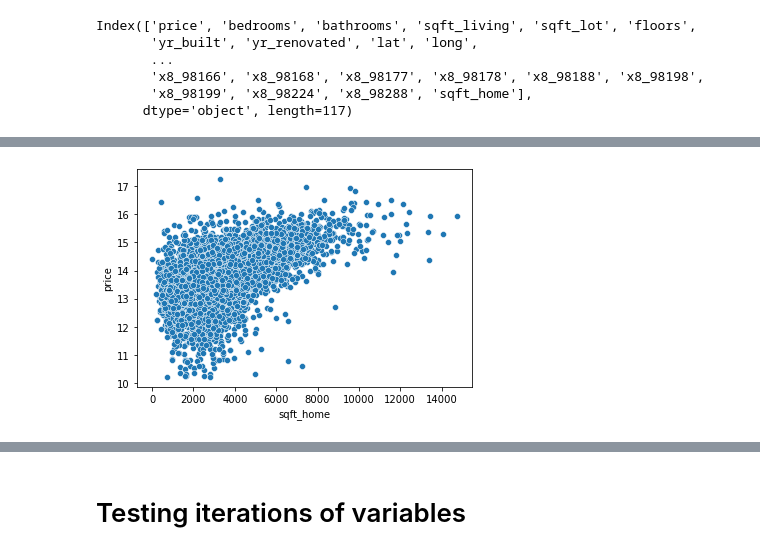
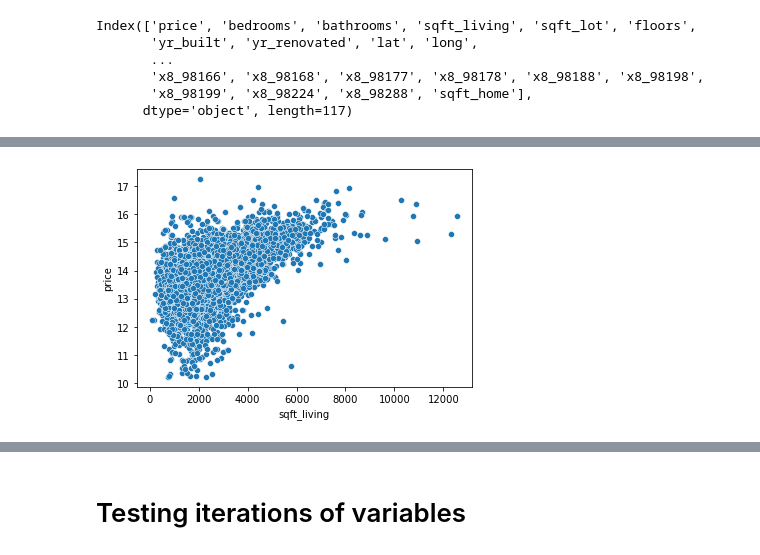
Before and after one commit to alexanderdaffara/HousingSalesRegression, a Jupyter notebook: Andre_Notebook.ipynb, the cells around one changed output, grey strips where cells are left out. Saved outputs shown, nothing was run; the diff lists cells and outputs as text; code cells hidden in the pictures.

```diff
--- a/Andre_Notebook.ipynb
+++ b/Andre_Notebook.ipynb
@@ -576,7 +576,7 @@ sns.displot(np.log(num_cat_df["price"]), kind="kde");
 # %% [output]
 [figure]
 # %%
-#num_cat_df = num_cat_df.drop(num_cat_df.loc[num_cat_df["sqft_lot"] > 100000.0].index)
+num_cat_df = num_cat_df.drop(num_cat_df.loc[num_cat_df["sqft_lot"] > 100000.0].index)
 num_cat_df["sqft_lot"]
 # %% [output]
 0         7140.0
@@ -684,4 +687,4 @@ num_cat_df = num_cat_df.drop(num_cat_df.loc[num_cat_df["sqft_home"] > 15000.0].i
 # %%
-sns.scatterplot(x=(num_cat_df["sqft_home"]),y=np.log(num_cat_df["price"]));
+sns.scatterplot(x=(num_cat_df["sqft_living"]),y=np.log(num_cat_df["price"]));
 # %% [output]
-[figure, old version]
+[figure, new version]
```
Also changed, not shown: parts of 41 cells of this notebook.
